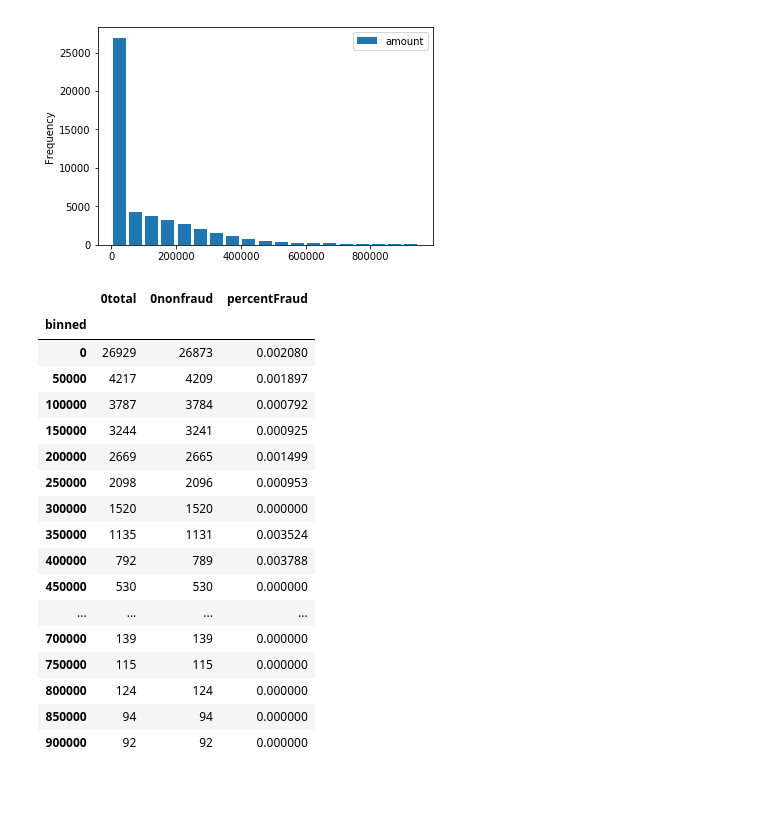
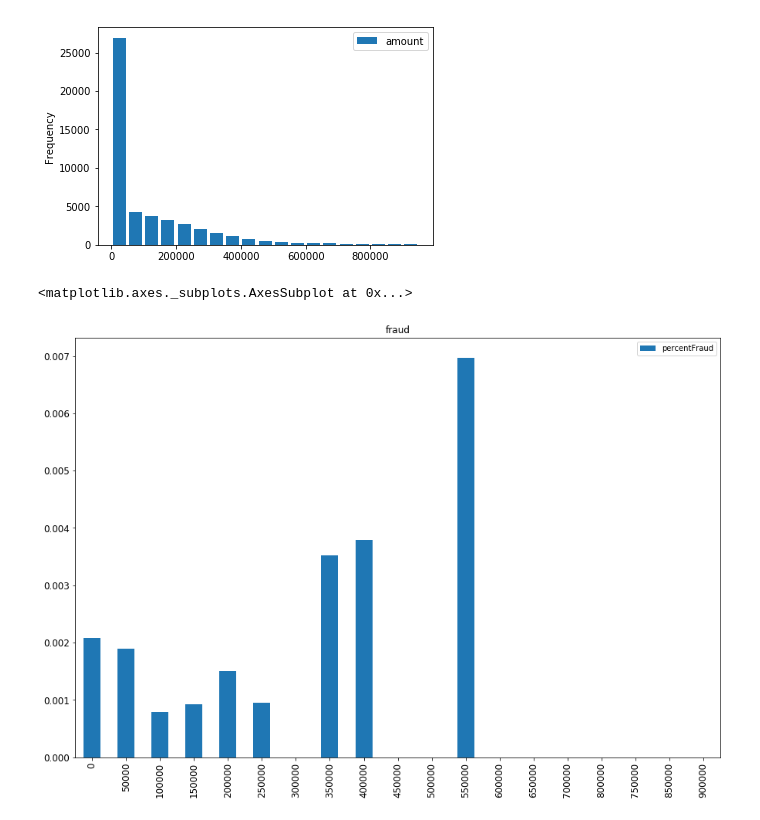
Before and after one commit to talasila/amazon-sagemaker-architecting-for-ml, a Jupyter notebook: vypin/ETL/data_prep.ipynb, the cells around one changed output. Cells and saved outputs as stored; diff of their text form; code cells hidden in the pictures; blank space fills up the shorter version.

Commit message:
binned column

```diff
--- a/vypin/ETL/data_prep.ipynb
+++ b/vypin/ETL/data_prep.ipynb
@@ -84,40 +84,14 @@ final_df[['amount']].plot(kind='hist',bins=bins,rwidth=0.8)
 <matplotlib.axes._subplots.AxesSubplot at 0x...>
 [figure]
 # %%
-# final_df.head()
+result = final_df['binned'].value_counts().to_frame('totalTx')
+result['bin'] = result.index
 
-#result = final_df.groupby(['binned']).agg({'isFraud': 'sum'})
-#result = final_df.groupby(['binned']).size()
+fraud = final_df.loc[final_df['isFraud'] == 0].groupby(['binned']).size().to_frame('nonfraud')
+result = result.join(fraud, lsuffix='', rsuffix='', sort=False)
+result['percentFraud'] = (result['totalTx'] - result['nonfraud'])/result['totalTx']
 
-#result = pd.value_counts(final_df['binned'].values, sort=False)
-
-result = final_df.groupby(['binned']).size().to_frame()
-
-
-fraud = final_df.loc[final_df['isFraud'] == 0].groupby(['binned']).size().to_frame()
-
-
-result = result.join(fraud, lsuffix='total', rsuffix='nonfraud', sort=False)
-result['percentFraud'] = (result['0total'] - result['0nonfraud'])/result['0total']
-result.head(100)
-
-#result['binned','percentFraud'].plot(kind='bar', title ="fraud", figsize=(15, 10), legend=True, fontsize=12)
+result[['bin','percentFraud']].plot(kind='bar', title ="fraud", figsize=(15, 10), legend=True, fontsize=12)
 # %% [output]
-|  | 0total | 0nonfraud | percentFraud |
-| binned |  |  |  |
-| 0 | 26929 | 26873 | 0.002080 |
-| 50000 | 4217 | 4209 | 0.001897 |
-| 100000 | 3787 | 3784 | 0.000792 |
-| 150000 | 3244 | 3241 | 0.000925 |
-| 200000 | 2669 | 2665 | 0.001499 |
-| 250000 | 2098 | 2096 | 0.000953 |
-| 300000 | 1520 | 1520 | 0.000000 |
-| 350000 | 1135 | 1131 | 0.003524 |
-| 400000 | 792 | 789 | 0.003788 |
-| 450000 | 530 | 530 | 0.000000 |
-| ... | ... | ... | ... |
-| 700000 | 139 | 139 | 0.000000 |
-| 750000 | 115 | 115 | 0.000000 |
-| 800000 | 124 | 124 | 0.000000 |
-| 850000 | 94 | 94 | 0.000000 |
-| 900000 | 92 | 92 | 0.000000 |
+<matplotlib.axes._subplots.AxesSubplot at 0x...>
+[figure, added]
```
